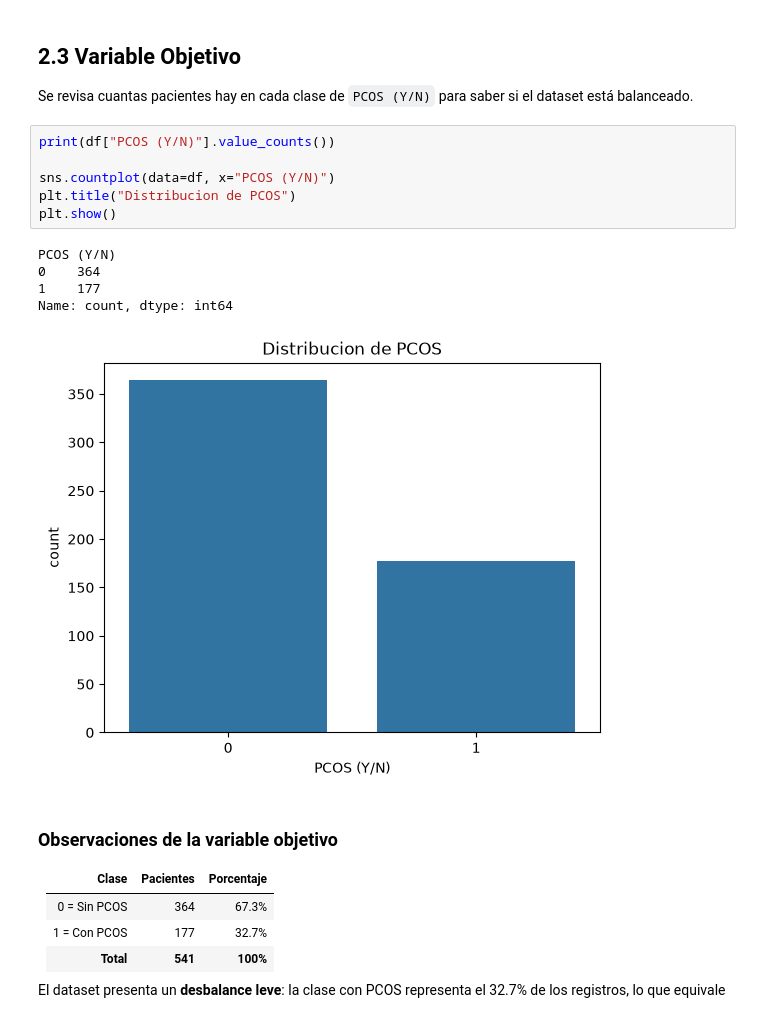
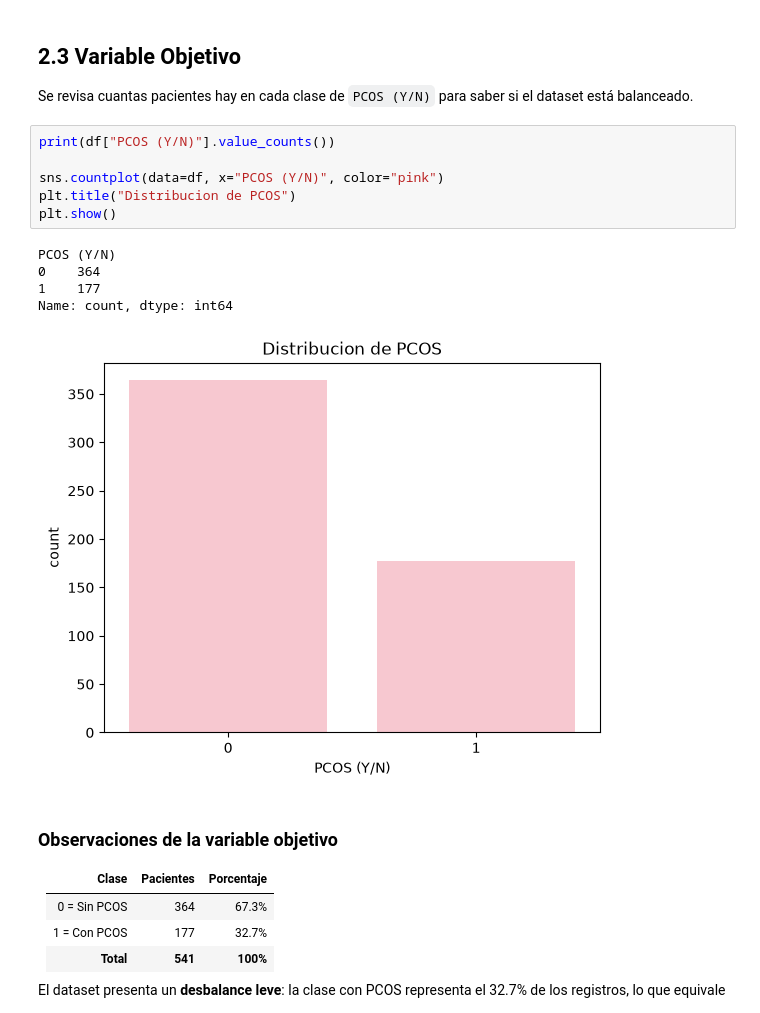
Before and after one commit to Elsarabia15/ICD-2026, a Jupyter notebook: Practicas/Practica-2/Practica-II.ipynb, the cells around one changed output. Saved outputs shown, nothing was run; the diff lists cells and outputs as text.

Commit message:
Cambio de colorimetria

```diff
--- a/Practicas/Practica-2/Practica-II.ipynb
+++ b/Practicas/Practica-2/Practica-II.ipynb
@@ -360,15 +360,15 @@ Se revisa cuantas pacientes hay en cada clase de `PCOS (Y/N)` para saber si el d
 # %%
 print(df["PCOS (Y/N)"].value_counts())
 
-sns.countplot(data=df, x="PCOS (Y/N)")
+sns.countplot(data=df, x="PCOS (Y/N)", color="pink")
 plt.title("Distribucion de PCOS")
 plt.show()
 # %% [output]
 PCOS (Y/N)
 0    364
 1    177
 Name: count, dtype: int64
-[figure, old version]
+[figure, new version]
 # %% [markdown]
 ### Observaciones de la variable objetivo
 
```
Also changed, not shown: parts of 5 cells of this notebook.
